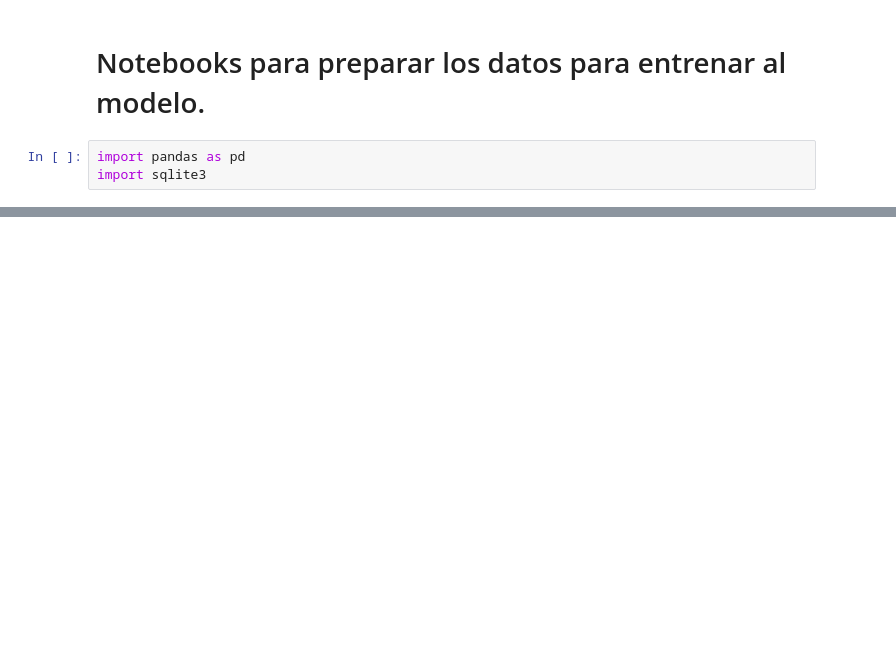
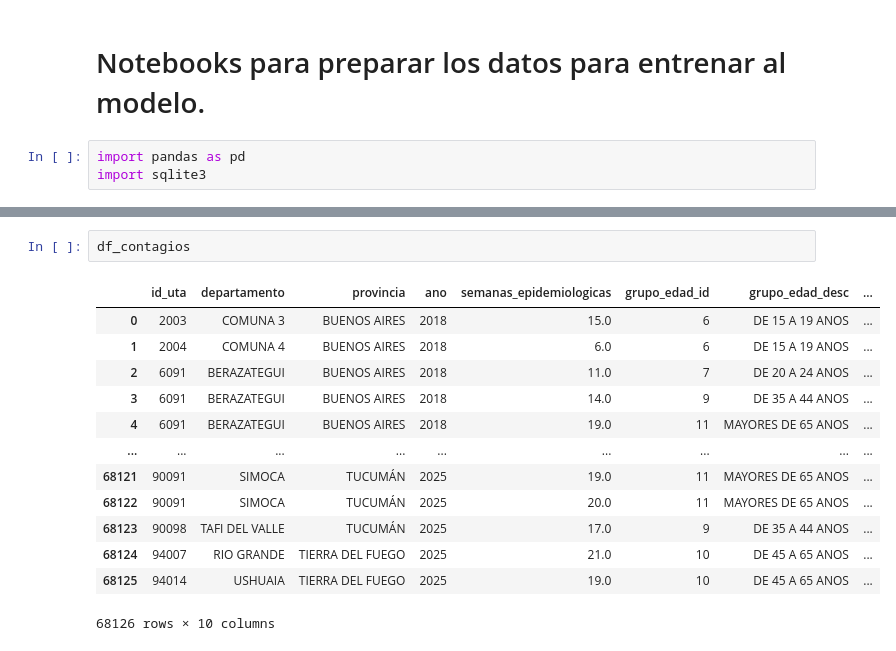
Before and after one commit to IS03/tp-dengue, a Jupyter notebook: jupyter/queries.ipynb, the cells around one changed output, grey strips where cells are left out. Cells and saved outputs as stored; diff of their text form; blank space fills up the shorter version.

```diff
--- a/jupyter/queries.ipynb
+++ b/jupyter/queries.ipynb
@@ -90,0 +301,16 @@ pd.read_sql_query(sql, conn)
+# %%
+df_contagios
+# %% [output]
+|  | id_uta | departamento | provincia | ano | semanas_epidemiologicas | grupo_edad_id | grupo_edad_desc | ... |
+| 0 | 2003 | COMUNA 3 | BUENOS AIRES | 2018 | 15.0 | 6 | DE 15 A 19 ANOS | ... |
+| 1 | 2004 | COMUNA 4 | BUENOS AIRES | 2018 | 6.0 | 6 | DE 15 A 19 ANOS | ... |
+| 2 | 6091 | BERAZATEGUI | BUENOS AIRES | 2018 | 11.0 | 7 | DE 20 A 24 ANOS | ... |
+| 3 | 6091 | BERAZATEGUI | BUENOS AIRES | 2018 | 14.0 | 9 | DE 35 A 44 ANOS | ... |
+| 4 | 6091 | BERAZATEGUI | BUENOS AIRES | 2018 | 19.0 | 11 | MAYORES DE 65 ANOS | ... |
+| ... | ... | ... | ... | ... | ... | ... | ... | ... |
+| 68121 | 90091 | SIMOCA | TUCUMÁN | 2025 | 19.0 | 11 | MAYORES DE 65 ANOS | ... |
+| 68122 | 90091 | SIMOCA | TUCUMÁN | 2025 | 20.0 | 11 | MAYORES DE 65 ANOS | ... |
+| 68123 | 90098 | TAFI DEL VALLE | TUCUMÁN | 2025 | 17.0 | 9 | DE 35 A 44 ANOS | ... |
+| 68124 | 94007 | RIO GRANDE | TIERRA DEL FUEGO | 2025 | 21.0 | 10 | DE 45 A 65 ANOS | ... |
+| 68125 | 94014 | USHUAIA | TIERRA DEL FUEGO | 2025 | 19.0 | 10 | DE 45 A 65 ANOS | ... |
+68126 rows × 10 columns
```
Also changed, not shown: parts of 36 cells of this notebook, 5 other files.
